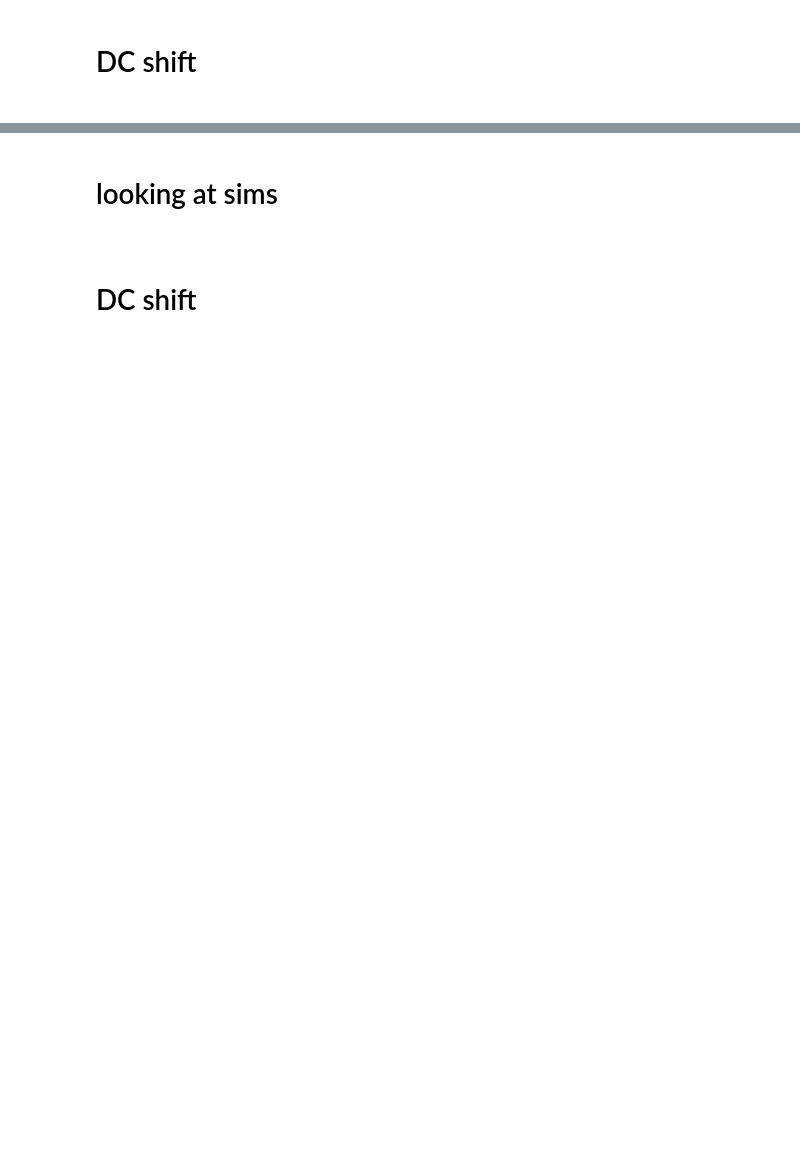
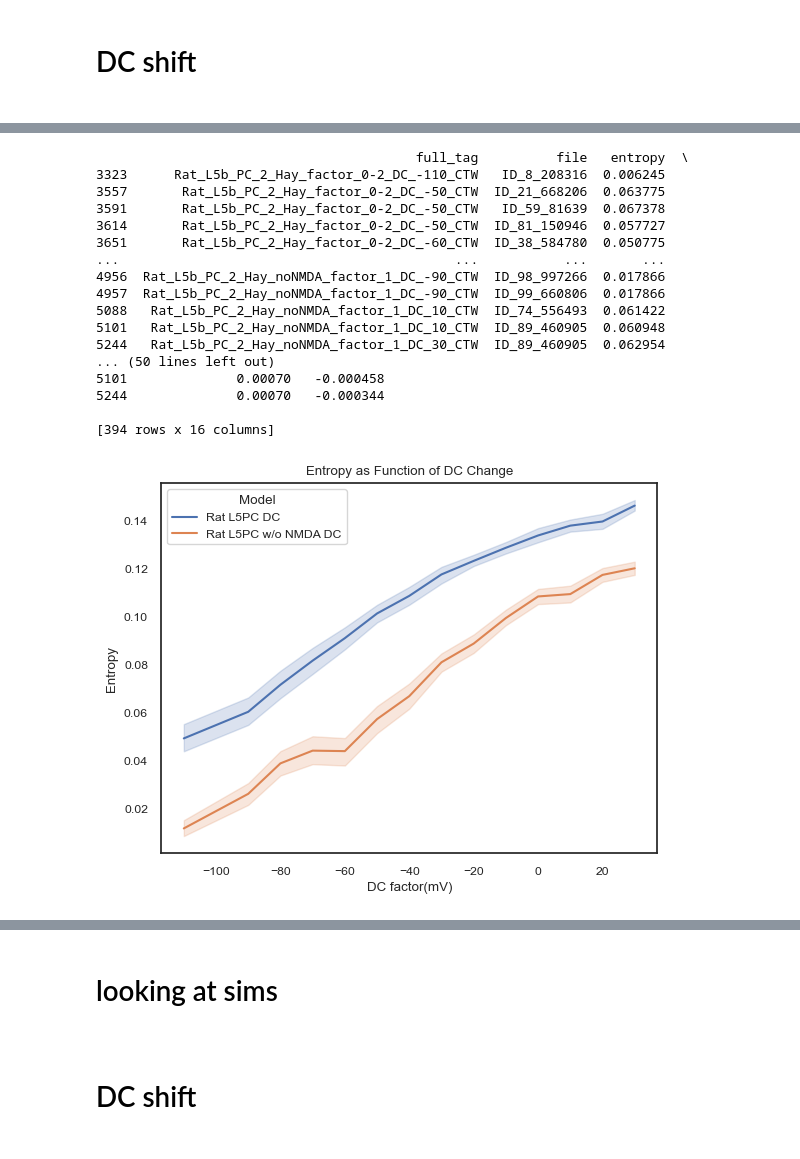
Before and after one commit to NitzanLux/neuron_mi, a Jupyter notebook: entropy_CTW_eval.ipynb, the cells around one changed output, grey strips where cells are left out. Saved outputs shown, nothing was run; the diff lists cells and outputs as text; code cells hidden in the pictures; blank space fills up the shorter version.

```diff
--- a/entropy_CTW_eval.ipynb
+++ b/entropy_CTW_eval.ipynb
@@ -601,21 +634,64 @@ df[df['normalized_entropy']>1.]
 # %%
 print((dc_df[dc_df['normalized_entropy']>1.]))
 plt.grid(False)
-fig,ax=plt.subplots()
+# fig,ax=plt.subplots()
+dc_df['entropy']=dc_df['entropy'].apply(lambda x:np.float64(x))
+dc_df['normalized_entropy']=dc_df['normalized_entropy'].apply(lambda x:np.float64(x))
 # sns.boxplot(data=dc_df, x='DC_factor', y='entropy',hue="Model",**box_plot_style)
-sns.lineplot(data=dc_df, x='DC_factor', y='entropy', hue="Model",ax=ax)
+ax = sns.lineplot(data=dc_df, x='DC_factor', y='entropy', hue="Model")
+ax.set_xlabel("DC factor(mV)")
+plt.title("Entropy as Function of DC Change")
 ax.set_ylabel('Entropy')
+savefig("ent_DC")
+
 plt.show()
 plt.grid(False)
 # sns.boxplot(data=dc_df, x='DC_factor', y='normalized_entropy',hue="Model",**box_plot_style)
-sns.lineplot(data=dc_df, x='DC_factor', y='normalized_entropy', hue="Model")
+ax = sns.lineplot(data=dc_df, x='DC_factor', y='normalized_entropy', hue="Model")
+ax.set_xlabel("DC factor(mV)")
+ax.set_ylabel("Normalized Entropy")
+plt.title("Normalized Entropy as Function of DC Change")
+savefig("nent_DC")
+
 plt.show()
 plt.grid(False)
 # sns.boxplot(data=dc_df, x='DC_factor', y='rate',hue="Model",**box_plot_style)
-sns.lineplot(data=dc_df, x='DC_factor', y='rate', hue="Model")
+ax = sns.lineplot(data=dc_df, x='DC_factor', y='rate', hue="Model")
+ax.set_xlabel("DC factor(mV)")
+ax.set_ylabel("Rate")
+plt.title("Rate as Function of DC Change")
+
 # sns.lineplot(data=dc_df[dc_df["Model"]=='AMPA DC'], x='DC_factor', y='rate', hue='file')
 # plt.legend('off')
+savefig("rate_DC")
+
 plt.show()
 plt.grid(False)
-sns.lineplot(data=dc_df, x='DC_factor', y='rate', hue="Model")
+dc_df['complexity'] = dc_df['normalized_entropy'].apply(lambda x: x * (1 - x))
+dc_df['complexity'] = dc_df['complexity'].apply(lambda x: np.float64(x))
+ax = sns.lineplot(data=dc_df, x='DC_factor', y='complexity', hue="Model")
+ax.set_xlabel("DC factor(mV)")
+ax.set_ylabel("SDL Complexity")
+
+plt.title("Shiner, Davison and Landsberg Statistical Complexity \n as a Function of DC Change")
+savefig("sdl_DC")
 # sns.lineplot(data=dc_df, x='DC_factor', y='avarage_rate')
+# %% [output]
+                                         full_tag          file   entropy  \
+3323      Rat_L5b_PC_2_Hay_factor_0-2_DC_-110_CTW   ID_8_208316  0.006245
+3557       Rat_L5b_PC_2_Hay_factor_0-2_DC_-50_CTW  ID_21_668206  0.063775
+3591       Rat_L5b_PC_2_Hay_factor_0-2_DC_-50_CTW   ID_59_81639  0.067378
+3614       Rat_L5b_PC_2_Hay_factor_0-2_DC_-50_CTW  ID_81_150946  0.057727
+3651       Rat_L5b_PC_2_Hay_factor_0-2_DC_-60_CTW  ID_38_584780  0.050775
+...                                           ...           ...       ...
+4956  Rat_L5b_PC_2_Hay_noNMDA_factor_1_DC_-90_CTW  ID_98_997266  0.017866
+4957  Rat_L5b_PC_2_Hay_noNMDA_factor_1_DC_-90_CTW  ID_99_660806  0.017866
+5088   Rat_L5b_PC_2_Hay_noNMDA_factor_1_DC_10_CTW  ID_74_556493  0.061422
+5101   Rat_L5b_PC_2_Hay_noNMDA_factor_1_DC_10_CTW  ID_89_460905  0.060948
+5244   Rat_L5b_PC_2_Hay_noNMDA_factor_1_DC_30_CTW  ID_89_460905  0.062954
+... (50 lines left out)
+5101              0.00070   -0.000458
+5244              0.00070   -0.000344
+
+[394 rows x 16 columns]
+[figure, added]
```
Also changed, not shown: parts of 8 cells of this notebook, 1 other file.
